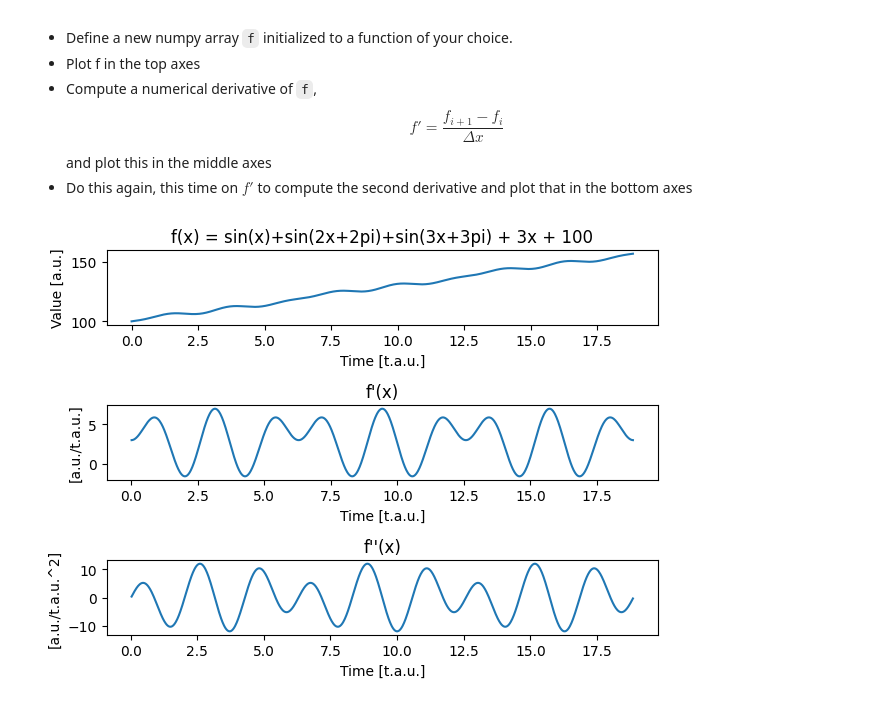
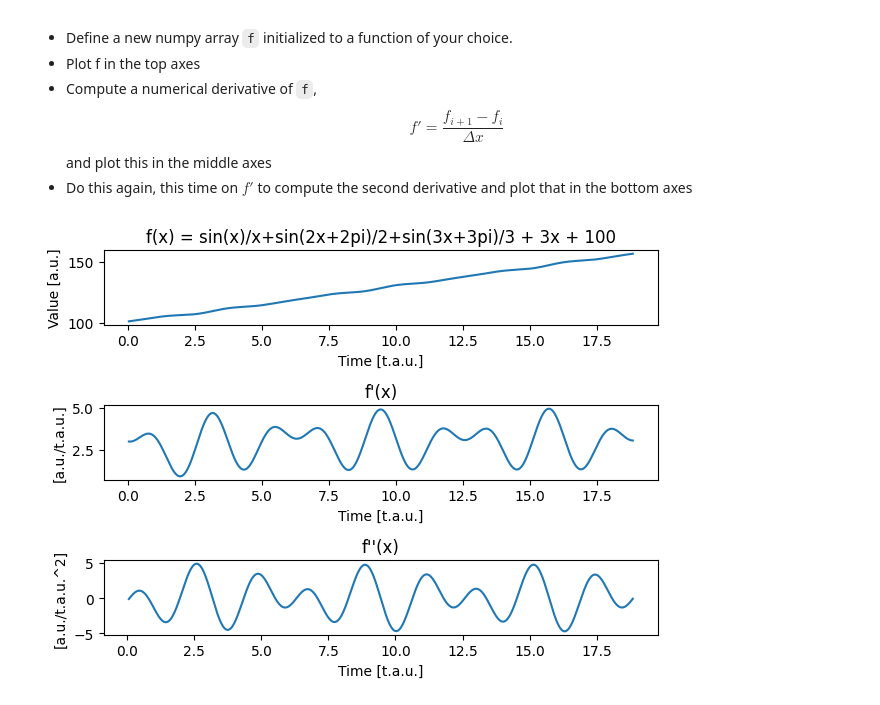
Before and after one commit to mgirola/scientificcomputing_bicocca_2023_MG, a Jupyter notebook: working/L03.ipynb, the cells around one changed output. Drawn from its saved outputs; the diff is of its cells as text; code cells hidden in the pictures.

```diff
--- a/working/L03.ipynb
+++ b/working/L03.ipynb
@@ -52,33 +52,33 @@ import matplotlib.pyplot as plt
 def derivative(f,x):
     deltaX = x[1]-x[0]
     return (f[1:]-f[:-1])/deltaX
 
 fig, axs = plt.subplots(3, 1)
 
 x = np.linspace(0, 6*np.pi, 1000)
 
-f = np.sin(x)+np.sin(2*x+2*np.pi)+np.sin(3*x+3*np.pi) + 3*x + 100
+f = np.sin(x)/x+np.sin(2*x+2*np.pi)/2+np.sin(3*x+3*np.pi)/3 + 3*x + 100
 
 
 axs[0].plot(x,f)
 axs[1].plot(x[1:],derivative(f,x))
 axs[2].plot(x[2:],derivative(derivative(f,x),x))
 
 #Add titles
-axs[0].set_title('f(x) = sin(x)+sin(2x+2pi)+sin(3x+3pi) + 3x + 100')
+axs[0].set_title('f(x) = sin(x)/x+sin(2x+2pi)/2+sin(3x+3pi)/3 + 3x + 100')
 axs[1].set_title('f\'(x)')
 axs[2].set_title('f\'\'(x)')
 
 #Add axis titles
 axs[0].set_xlabel('Time [t.a.u.]')
 axs[0].set_ylabel('Value [a.u.]')
 axs[1].set_xlabel('Time [t.a.u.]')
 axs[1].set_ylabel('[a.u./t.a.u.]')
 axs[2].set_xlabel('Time [t.a.u.]')
 axs[2].set_ylabel('[a.u./t.a.u.^2]')
 
 #add spacing between plots
 plt.tight_layout()
 plt.show()
 # %% [output]
-[figure, old version]
+[figure, new version]
```
